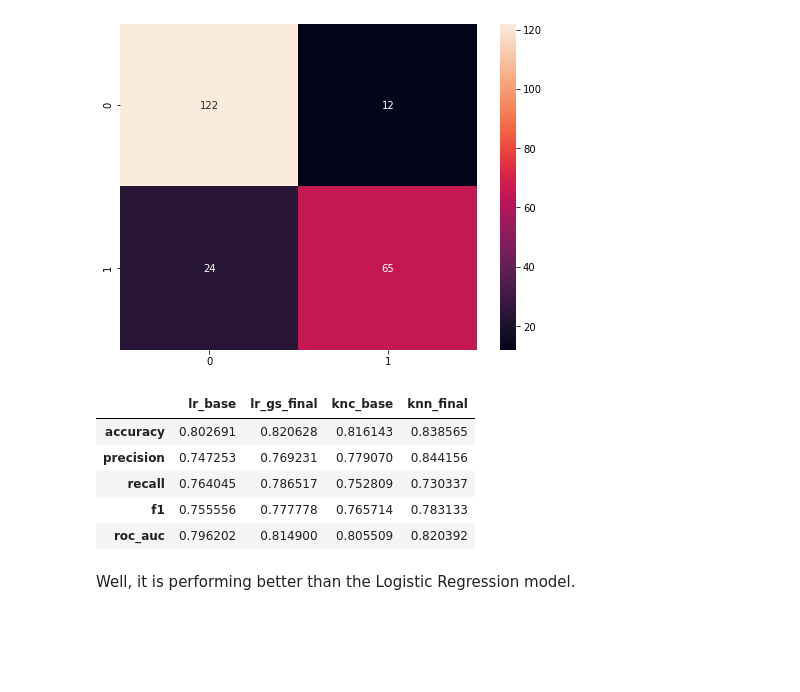
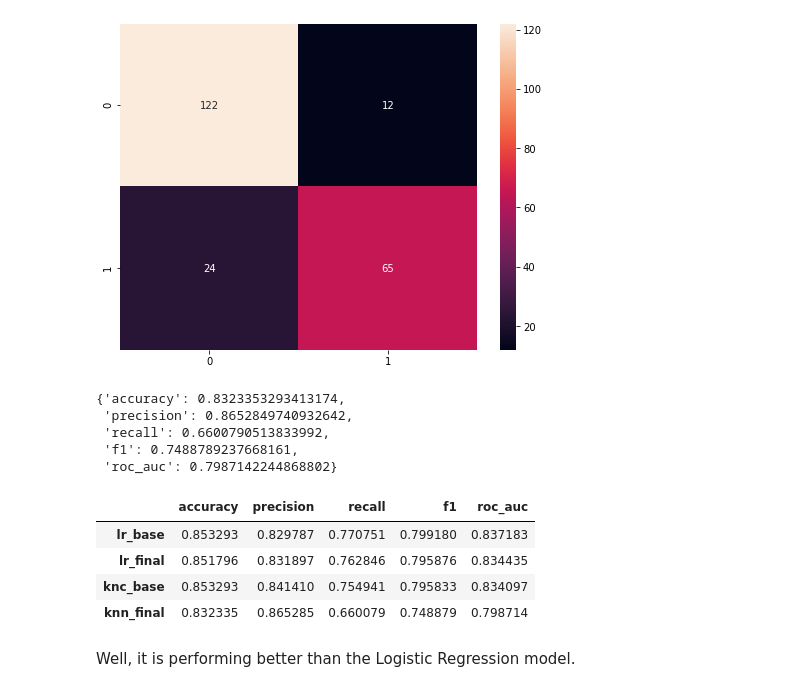
Before and after one commit to Hari31416/Portfolio, a Jupyter notebook: Titanic/Models I.ipynb, the cells around one changed output. Saved outputs shown, nothing was run; the diff lists cells and outputs as text; code cells hidden in the pictures; blank space fills up the shorter version.

Commit message:
Some more models

```diff
--- a/Titanic/Models I.ipynb
+++ b/Titanic/Models I.ipynb
@@ -125,7 +125,7 @@ import shelve
 n = Notification.Notification()
 params = {}
 
-def load_performance_dict(file = 'models_performance.shelve'):
+def load_performance_dict(file = 'models_performance'):
     """
     This function loads the performance of a model from the `model_performance` \\
         dictionary.
@@ -142,16 +142,17 @@ def load_performance_dict(file = 'models_performance.shelve'):
     shelve_file = shelve.open(file)
 
     try:
-        models_performance = shelve_file['models_performance']
+        dictionary = shelve_file[file]
     except:
-        models_performance = {}
+        dictionary = {}
 
     shelve_file.close()
-    return models_performance
+    return dictionary
 
-models_performance = load_performance_dict()
+models_performance = load_performance_dict('models_performance')
+models_on_train = load_performance_dict('models_on_train')
 
-def save_performance_dict(file = 'models_performance.shelve', dict = models_performance):
+def save_performance_dict(file = 'models_performance', dictionary = models_performance):
     """
     This function saves the model_performance dictionary to a shelve file.
 
@@ -165,7 +166,7 @@ def save_performance_dict(file = 'models_performance.shelve', dict = models_perf
     None
     """
     shelve_file = shelve.open(file)
-    shelve_file['models_performance'] = models_performance
+    shelve_file[file] = dictionary
     shelve_file.close()
 
 def perform_grid_search(model, params = params, X= X_train, y=y_train,
@@ -214,9 +215,9 @@ def perform_grid_search(model, params = params, X= X_train, y=y_train,
     best_estimator = grid.best_estimator_
     best_params = grid.best_params_
     best_score = grid.best_score_
-    message = f"""Following is the best model and its parameters:
-    Best Model:\n{best_estimator}\nBest params:
-    \n{best_params}\nBest score: {best_score}"""
+    message = f"""Following is the best model and its parameters:\n\
+Best Model:\n{best_estimator}\nBest params:\
+\n{best_params}\nBest score: {best_score}"""
 
     if text:
         n.send_whatsapp_text(message)
@@ -250,7 +251,7 @@ def visualize_model(model, features = X_test, target = y_test):
     sns.heatmap(cm, annot=True, fmt='d')
     plt.show()
 
-def evaluate_model(model, model_name = None, final = False, X = X_test, y = y_test):
+def evaluate_model(model, model_name = None, train = False, final = False, X = X_test, y = y_test):
     """
     The function takes a model as input and creats a dictionary with the model's \\
         accuracy, precision, recall, f1 score, and roc_auc_score and add them to the \\
@@ -282,15 +283,21 @@ def evaluate_model(model, model_name = None, final = False, X = X_test, y = y_te
     roc_auc = roc_auc_score(y, y_pred)
 
     if final:
+        if train:
+            dictionary = models_on_train
+            file = "models_on_train"
+        else:
+            dictionary = models_performance
+            file = "models_performance"
     #Adding the metrics to the model_performance dictionary
         if model_name is None:
             model_name = type(model).__name__
 
-        models_performance[model_name] = {
+        dictionary[model_name] = {
                 'accuracy': accuracy, 'precision': precision,
                 'recall': recall, 'f1': f1, 'roc_auc': roc_auc}
-        save_performance_dict()
-        return models_performance[model_name]
+        save_performance_dict(file=file, dictionary=dictionary)
+        return dictionary[model_name]
     else:
         return {'accuracy': accuracy, 'precision': precision,
                 'recall': recall, 'f1': f1, 'roc_auc': roc_auc}
@@ -537,15 +564,23 @@ visualize_model(knn_final)
    macro avg       0.84      0.82      0.83       223
 weighted avg       0.84      0.84      0.84       223
 [figure]
+# %%
+evaluate_model(knn_final, 'knn_final', final = True,
+    X = X_train, y = y_train, train = True)
+# %% [output]
+{'accuracy': 0.8323353293413174,
+ 'precision': 0.8652849740932642,
+ 'recall': 0.6600790513833992,
+ 'f1': 0.7488789237668161,
+ 'roc_auc': 0.7987142244868802}
 # %%
-pd.DataFrame(models_performance)
+pd.DataFrame(models_on_train).T
 # %% [output]
-|  | lr_base | lr_gs_final | knc_base | knn_final |
-| accuracy | 0.802691 | 0.820628 | 0.816143 | 0.838565 |
-| precision | 0.747253 | 0.769231 | 0.779070 | 0.844156 |
-| recall | 0.764045 | 0.786517 | 0.752809 | 0.730337 |
-| f1 | 0.755556 | 0.777778 | 0.765714 | 0.783133 |
-| roc_auc | 0.796202 | 0.814900 | 0.805509 | 0.820392 |
+|  | accuracy | precision | recall | f1 | roc_auc |
+| lr_base | 0.853293 | 0.829787 | 0.770751 | 0.799180 | 0.837183 |
+| lr_final | 0.851796 | 0.831897 | 0.762846 | 0.795876 | 0.834435 |
+| knc_base | 0.853293 | 0.841410 | 0.754941 | 0.795833 | 0.834097 |
+| knn_final | 0.832335 | 0.865285 | 0.660079 | 0.748879 | 0.798714 |
 # %% [markdown]
 Well, it is performing better than the Logistic Regression model.
 # %% [markdown]
```
Also changed, not shown: parts of 29 cells of this notebook, 10 other files.
